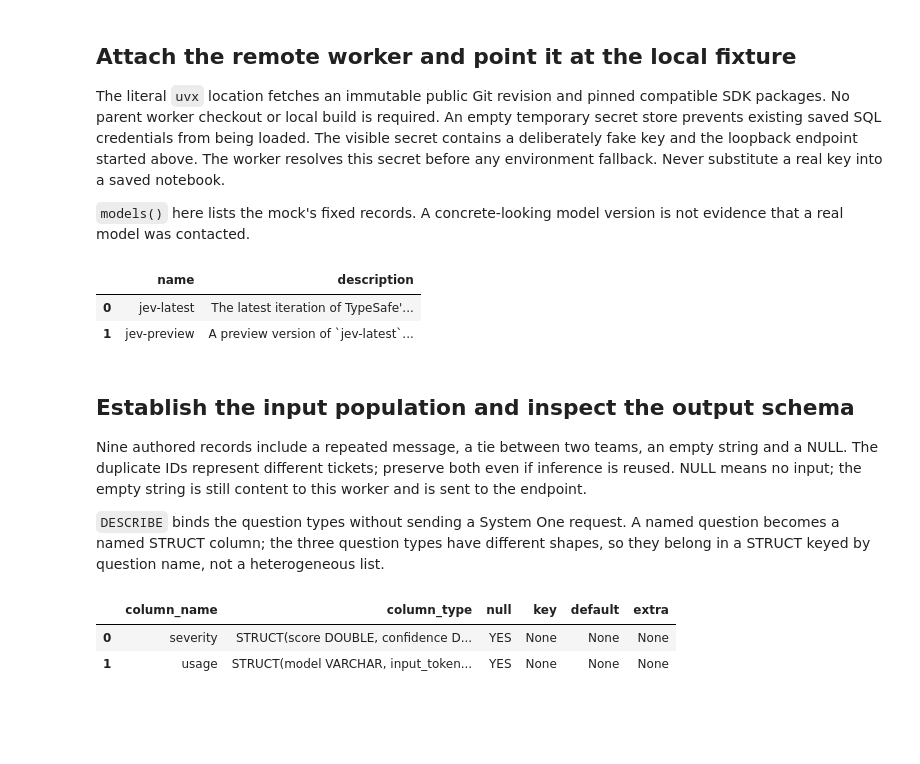
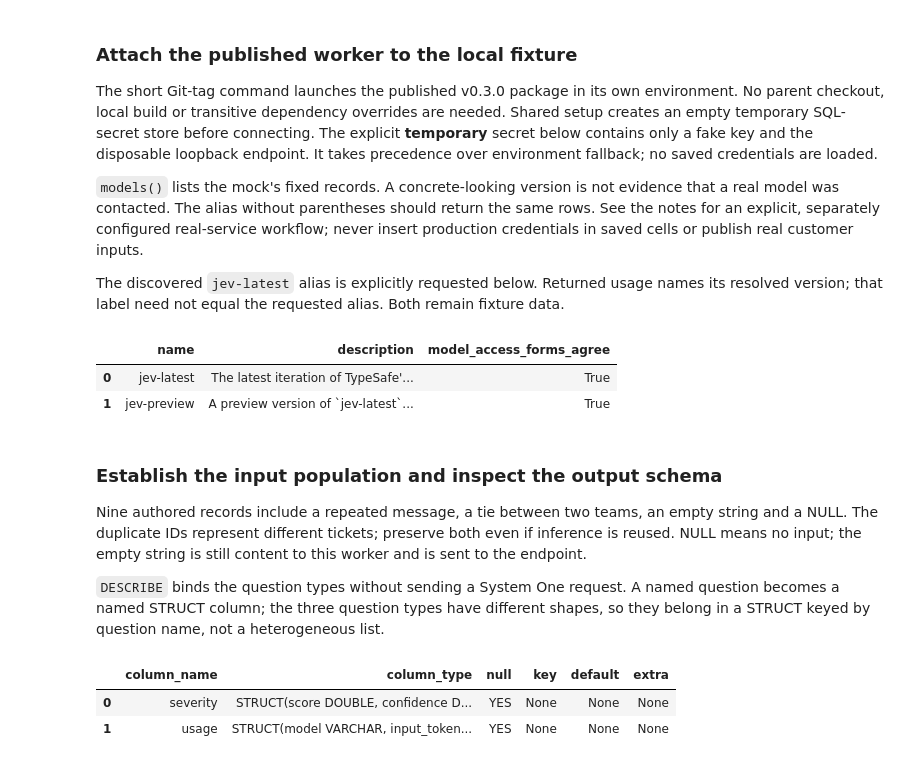
Before and after one commit to Query-farm/vgi-typesafe, a Jupyter notebook: notebooks/01_route_typed_answers_with_uncertainty.ipynb, the cells around one changed output. Saved outputs shown, nothing was run; the diff lists cells and outputs as text; code cells hidden in the pictures; blank space fills up the shorter version.

Commit message:
docs: cover typed TypeSafe questions with shared notebooks [skip ci]

```diff
--- a/notebooks/01_route_typed_answers_with_uncertainty.ipynb
+++ b/notebooks/01_route_typed_answers_with_uncertainty.ipynb
@@ -76,28 +85,37 @@ Did not find user configurations in /Users/rusty/Development/notebook-rollout/fu
 # %% [markdown]
-## Attach the remote worker and point it at the local fixture
+### Attach the published worker to the local fixture
 
-The literal `uvx` location fetches an immutable public Git revision and pinned
-compatible SDK packages. No parent worker checkout or local build is required.
-An empty temporary secret store prevents existing saved SQL credentials from being loaded.
-The visible secret contains a deliberately fake key and the loopback endpoint
-started above. The worker resolves this secret before any environment fallback.
-Never substitute a real key into a saved notebook.
+The short Git-tag command launches the published v0.3.0 package in its own environment.
+No parent checkout, local build or transitive dependency overrides are needed.
+Shared setup creates an empty temporary SQL-secret store before connecting. The explicit
+**temporary** secret below contains only a fake key and the disposable loopback endpoint.
+It takes precedence over environment fallback; no saved credentials are loaded.
 
-`models()` here lists the mock's fixed records. A concrete-looking model version
-is not evidence that a real model was contacted.
+`models()` lists the mock's fixed records. A concrete-looking version is not evidence
+that a real model was contacted. The alias without parentheses should return the same rows.
+See the notes for an explicit, separately configured real-service workflow; never insert
+production credentials in saved cells or publish real customer inputs.
+
+
+The discovered `jev-latest` alias is explicitly requested below. Returned usage names its
+resolved version; that label need not equal the requested alias. Both remain fixture data.
 # %%
 %%sql
 INSTALL vgi FROM community;
 LOAD vgi;
-ATTACH 'typesafe' (TYPE vgi, LOCATION 'uvx --python 3.13 --with vgi-python==0.51.0 --with vgi-rpc==0.53.1 --with pyarrow==26.0.1 --from git+https://github.com/Query-farm/vgi-typesafe@c1a121445d9593fae027dccc90ae0ec6ae79ec49 vgi-typesafe');
-CREATE SECRET notebook_mock (TYPE typesafe,api_key 'notebook-mock-only',base_url '{{ mock_url }}');
-SELECT name,description FROM typesafe.main.models() ORDER BY name;
+ATTACH 'typesafe' (TYPE vgi, LOCATION 'uvx --from git+https://github.com/Query-farm/vgi-typesafe@v0.3.0 vgi-typesafe');
+CREATE TEMPORARY SECRET notebook_mock (TYPE typesafe, api_key 'notebook-mock-only', base_url '{{ mock_url }}');
+CREATE TABLE model_reference AS SELECT * FROM typesafe.main.models();
+SELECT name,description,
+ NOT EXISTS (SELECT * FROM model_reference EXCEPT SELECT * FROM typesafe.main.models)
+ AND NOT EXISTS (SELECT * FROM typesafe.main.models EXCEPT SELECT * FROM model_reference)
+ AS model_access_forms_agree FROM model_reference ORDER BY name;
 # %% [output]
-|  | name | description |
-| 0 | jev-latest | The latest iteration of TypeSafe'... |
-| 1 | jev-preview | A preview version of `jev-latest`... |
+|  | name | description | model_access_forms_agree |
+| 0 | jev-latest | The latest iteration of TypeSafe'... | True |
+| 1 | jev-preview | A preview version of `jev-latest`... | True |
 # %% [markdown]
-## Establish the input population and inspect the output schema
+### Establish the input population and inspect the output schema
 
 Nine authored records include a repeated message, a tie between two teams, an
 empty string and a NULL. The duplicate IDs represent different tickets; preserve
```
Also changed, not shown: parts of 16 cells of this notebook, 13 other files.
